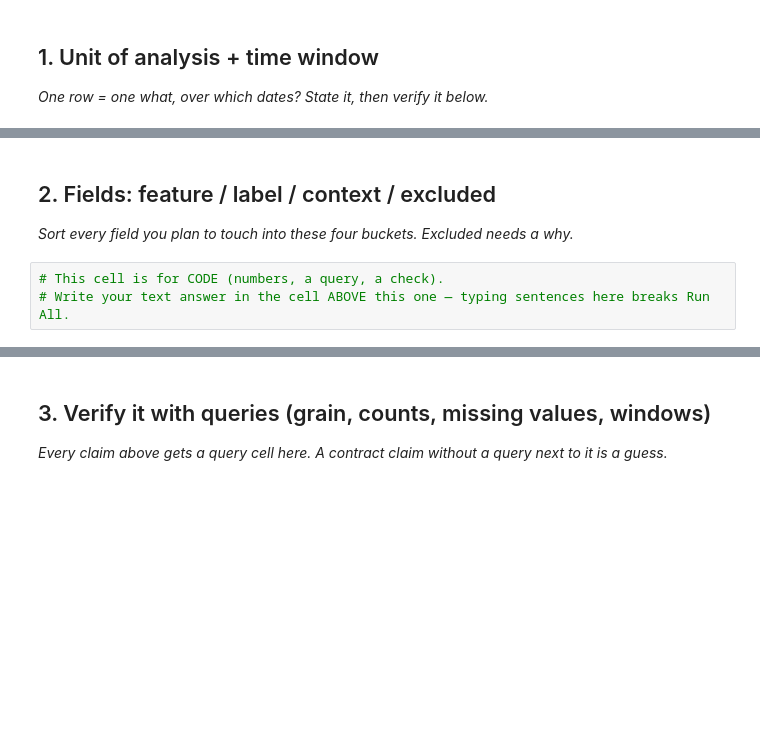
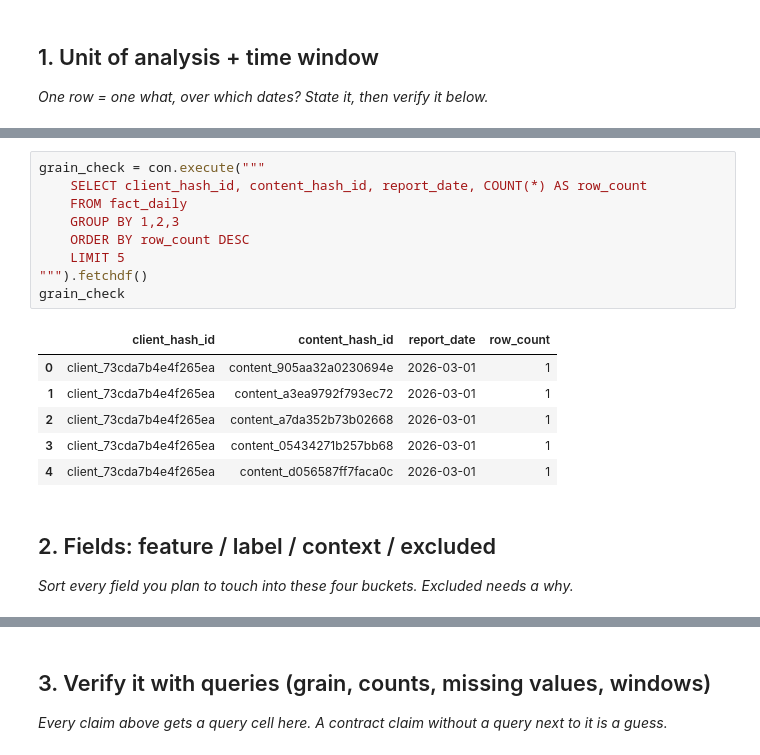
Before and after one commit to shahzamanjatoi/flyrank-ml-internship, a Jupyter notebook: work/notebooks/w03_data_contract.ipynb, the cells around one changed output, grey strips where cells are left out. Saved outputs shown, nothing was run; the diff lists cells and outputs as text; blank space fills up the shorter version.

```diff
--- a/work/notebooks/w03_data_contract.ipynb
+++ b/work/notebooks/w03_data_contract.ipynb
@@ -16,7 +51,20 @@ This skeleton is yours to fill. Work the sections **in order** — each one has
+# %%
+grain_check = con.execute("""
+    SELECT client_hash_id, content_hash_id, report_date, COUNT(*) AS row_count
+    FROM fact_daily
+    GROUP BY 1,2,3
+    ORDER BY row_count DESC
+    LIMIT 5
+""").fetchdf()
+grain_check
+# %% [output]
+|  | client_hash_id | content_hash_id | report_date | row_count |
+| 0 | client_73cda7b4e4f265ea | content_905aa32a0230694e | 2026-03-01 | 1 |
+| 1 | client_73cda7b4e4f265ea | content_a3ea9792f793ec72 | 2026-03-01 | 1 |
+| 2 | client_73cda7b4e4f265ea | content_a7da352b73b02668 | 2026-03-01 | 1 |
+| 3 | client_73cda7b4e4f265ea | content_05434271b257bb68 | 2026-03-01 | 1 |
+| 4 | client_73cda7b4e4f265ea | content_d056587ff7faca0c | 2026-03-01 | 1 |
 # %% [markdown]
 ## 2. Fields: feature / label / context / excluded
 
 *Sort every field you plan to touch into these four buckets. Excluded needs a why.*
-# %%
-# This cell is for CODE (numbers, a query, a check).
-# Write your text answer in the cell ABOVE this one — typing sentences here breaks Run All.
```
Also changed, not shown: parts of 16 cells of this notebook.
